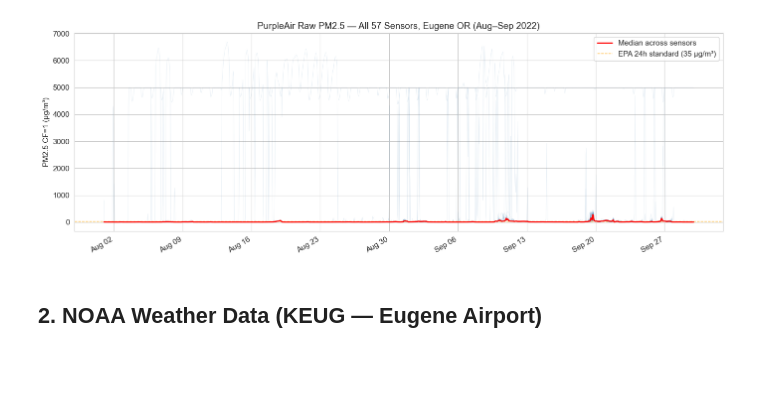
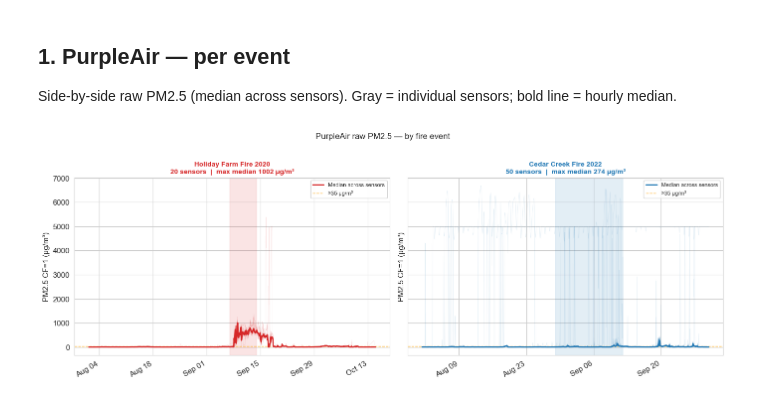
Before and after one commit to djmurphy6/PM2.5-weather, a Jupyter notebook: notebooks/01_data_exploration.ipynb, the cells around one changed output. Saved outputs shown, nothing was run; the diff lists cells and outputs as text; code cells hidden in the pictures; blank space fills up the shorter version.

```diff
--- a/notebooks/01_data_exploration.ipynb
+++ b/notebooks/01_data_exploration.ipynb
@@ -81,26 +127,42 @@ Sensors with >90% coverage: 39
+# %% [markdown]
+## 1. PurpleAir — per event
+
+Side-by-side raw PM2.5 (median across sensors). Gray = individual sensors; bold line = hourly median.
 # %%
-# Raw PM2.5 time series — all sensors (gray) + median (red)
-fig, ax = plt.subplots(figsize=(14, 5))
+n_ev = len(EVENT_ORDER)
+fig, axes = plt.subplots(1, n_ev, figsize=(7 * n_ev, 5), sharey=True, squeeze=False)
 
-for sid, grp in pa_raw.groupby('sensor_id'):
-    ax.plot(grp['timestamp'], grp['pm2.5_cf_1_a'],
-            alpha=0.12, color='steelblue', linewidth=0.6)
+for col_idx, ev_name in enumerate(EVENT_ORDER):
+    ax = axes[0, col_idx]
+    color = EVENTS[ev_name]['color']
+    sub = clip_event_window(pa_raw[pa_raw['event'] == ev_name], ev_name)
 
-median_ts = pa_raw.groupby('timestamp')['pm2.5_cf_1_a'].median()
-ax.plot(median_ts.index, median_ts.values,
-        color='red', linewidth=1.8, label='Median across sensors', zorder=5)
+    for _, grp in sub.groupby('sensor_id'):
+        ax.plot(grp['timestamp'], grp['pm25'],
+                alpha=0.12, color=color, linewidth=0.5)
 
-ax.axhline(35, color='orange', linestyle='--', linewidth=1, alpha=0.8, label='EPA 24h standard (35 µg/m³)')
-ax.xaxis.set_major_formatter(mdates.DateFormatter('%b %d'))
-ax.xaxis.set_major_locator(mdates.WeekdayLocator(interval=1))
-plt.setp(ax.xaxis.get_majorticklabels(), rotation=30, ha='right')
-ax.set_ylabel('PM2.5 CF=1 (µg/m³)')
-ax.set_title('PurpleAir Raw PM2.5 — All 57 Sensors, Eugene OR (Aug–Sep 2022)')
-ax.legend()
+    median_ts = sub.groupby('timestamp')['pm25'].median()
+    ax.plot(median_ts.index, median_ts.values,
+            color=color, linewidth=2, label='Median across sensors', zorder=5)
+    ax.axhline(SMOKE_THRESHOLD, color='orange', linestyle='--', linewidth=1,
+               alpha=0.8, label=f'≥{SMOKE_THRESHOLD} µg/m³')
+    shade_peak(ax, ev_name)
+
+    ax.xaxis.set_major_formatter(mdates.DateFormatter('%b %d'))
+    ax.xaxis.set_major_locator(mdates.WeekdayLocator(interval=2))
+    plt.setp(ax.xaxis.get_majorticklabels(), rotation=30, ha='right')
+    ax.set_ylabel('PM2.5 CF=1 (µg/m³)')
+    ax.set_title(
+        f'{ev_name}\n'
+        f'{sub["sensor_id"].nunique()} sensors  |  '
+        f'max median {median_ts.max():.0f} µg/m³',
+        fontsize=10, color=color, fontweight='bold'
+    )
+    ax.legend(fontsize=8, loc='upper right')
+
+plt.suptitle('PurpleAir raw PM2.5 — by fire event', fontsize=12, y=1.02)
 plt.tight_layout()
 plt.savefig('../data/processed/fig_pa_raw_timeseries.png', dpi=150, bbox_inches='tight')
 plt.show()
 # %% [output]
-[figure, old version]
+[figure, new version]
-# %% [markdown]
-## 2. NOAA Weather Data (KEUG — Eugene Airport)
```
Also changed, not shown: parts of 24 cells of this notebook.
